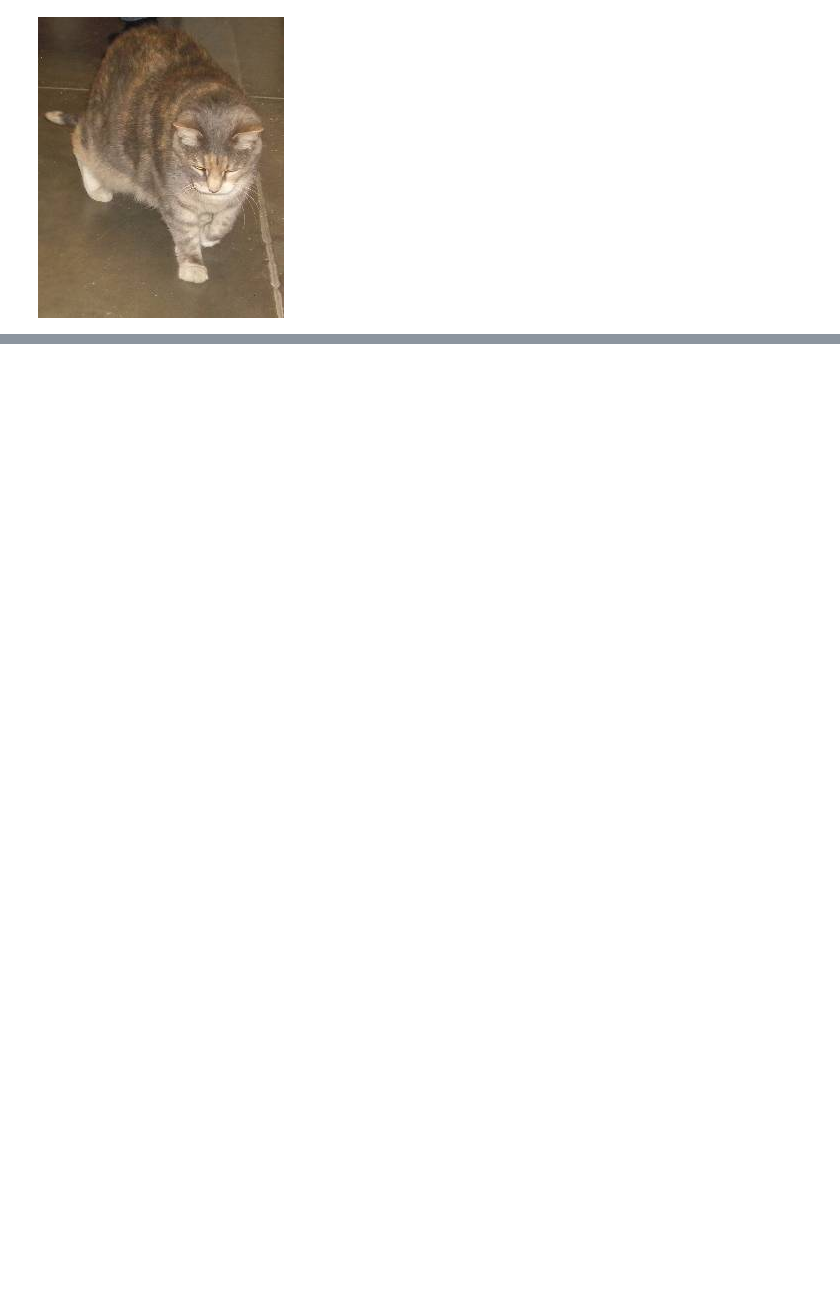
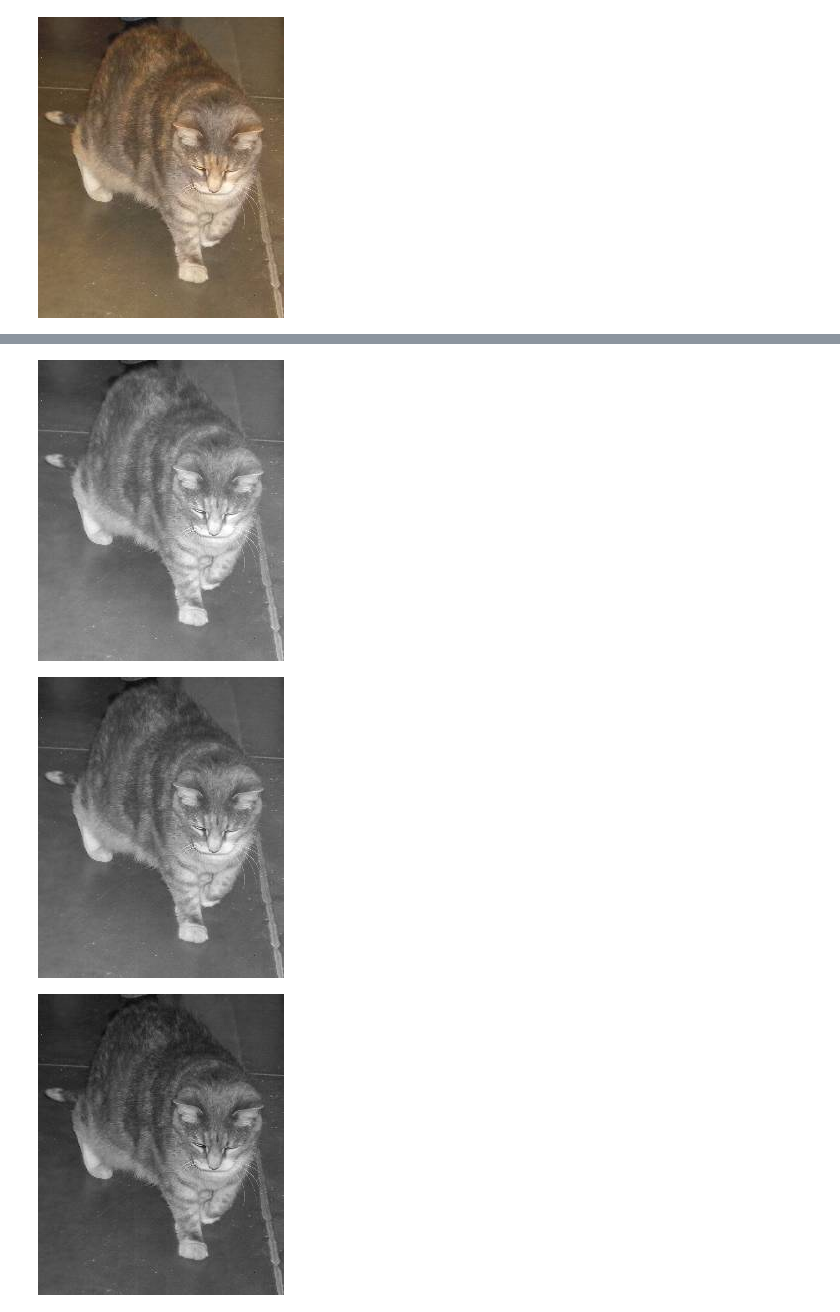
Before and after one commit to vkjadon/tf-CNN, a Jupyter notebook: tf103openCV.ipynb, the cells around one changed output, grey strips where cells are left out. Cells and saved outputs as stored; diff of their text form; code cells hidden in the pictures; blank space fills up the shorter version.

```diff
--- a/tf103openCV.ipynb
+++ b/tf103openCV.ipynb
@@ -18,3 +18,8 @@ print('\nThe Dimension of Image:',test_image.ndim)
 print('\nThe Size of Image(in bytes):',test_image.size)
 print('\nThe type of Image Variable:',type(test_image))
 print('\nThe Image Matrix or Array(in BGR):\n',test_image)
+# %%
+red=test_image[:,:,2]
+green=test_image[:,:,1]
+blue=test_image[:,:,0]
+print(red)
@@ -20,0 +34,8 @@ print('\nThe Image Matrix or Array(in BGR):\n',test_image)
+# %%
+cv2_imshow(red)
+cv2_imshow(green)
+cv2_imshow(blue)
+# %% [output]
+[figure, added]
+[figure, added]
+[figure, added]
```
Also changed, not shown: parts of 1 cell of this notebook.
